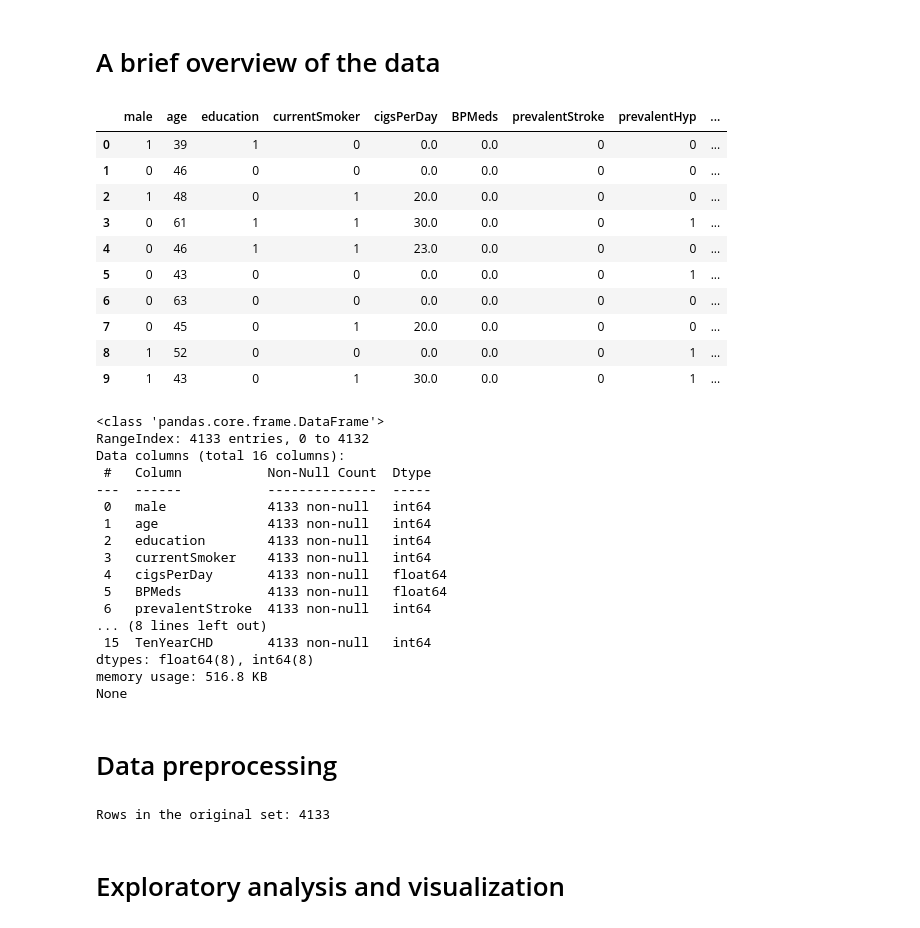
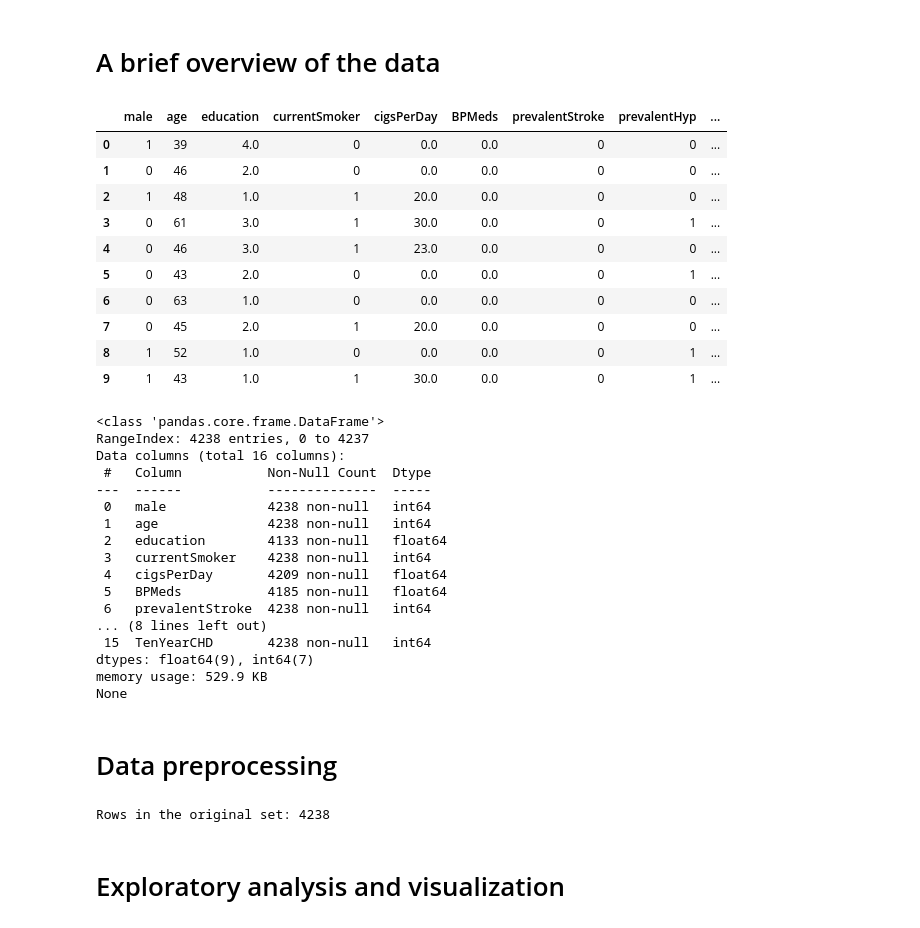
Before and after one commit to xuyihaowwa123/CHD_data_analysis2, a Jupyter notebook: CHD_data_analysis.ipynb, the cells around one changed output. Drawn from its saved outputs; the diff is of its cells as text; code cells hidden in the pictures.

```diff
--- a/CHD_data_analysis.ipynb
+++ b/CHD_data_analysis.ipynb
@@ -18,45 +18,45 @@ To achieve this goal, it is necessary to conduct statistical analysis on individ
 # %%
 # Importing library modules
 import pandas as pd
 import matplotlib.pyplot as plt
 import seaborn as sns
 
 # Reading the source data from the CSV file into the Data Frame df
-df = pd.read_csv('CHD_preprocessed.csv')
+df = pd.read_csv('framingham.csv')
 
 # We display the first ten lines for visual verification of the correctness of downloads.
 display(df.head(10)) #tail()
 
 # Displaying information about the Data frame
 print(df.info())
 # %% [output]
 |  | male | age | education | currentSmoker | cigsPerDay | BPMeds | prevalentStroke | prevalentHyp | ... |
-| 0 | 1 | 39 | 1 | 0 | 0.0 | 0.0 | 0 | 0 | ... |
-| 1 | 0 | 46 | 0 | 0 | 0.0 | 0.0 | 0 | 0 | ... |
-| 2 | 1 | 48 | 0 | 1 | 20.0 | 0.0 | 0 | 0 | ... |
-| 3 | 0 | 61 | 1 | 1 | 30.0 | 0.0 | 0 | 1 | ... |
-| 4 | 0 | 46 | 1 | 1 | 23.0 | 0.0 | 0 | 0 | ... |
-| 5 | 0 | 43 | 0 | 0 | 0.0 | 0.0 | 0 | 1 | ... |
-| 6 | 0 | 63 | 0 | 0 | 0.0 | 0.0 | 0 | 0 | ... |
-| 7 | 0 | 45 | 0 | 1 | 20.0 | 0.0 | 0 | 0 | ... |
-| 8 | 1 | 52 | 0 | 0 | 0.0 | 0.0 | 0 | 1 | ... |
-| 9 | 1 | 43 | 0 | 1 | 30.0 | 0.0 | 0 | 1 | ... |
+| 0 | 1 | 39 | 4.0 | 0 | 0.0 | 0.0 | 0 | 0 | ... |
+| 1 | 0 | 46 | 2.0 | 0 | 0.0 | 0.0 | 0 | 0 | ... |
+| 2 | 1 | 48 | 1.0 | 1 | 20.0 | 0.0 | 0 | 0 | ... |
+| 3 | 0 | 61 | 3.0 | 1 | 30.0 | 0.0 | 0 | 1 | ... |
+| 4 | 0 | 46 | 3.0 | 1 | 23.0 | 0.0 | 0 | 0 | ... |
+| 5 | 0 | 43 | 2.0 | 0 | 0.0 | 0.0 | 0 | 1 | ... |
+| 6 | 0 | 63 | 1.0 | 0 | 0.0 | 0.0 | 0 | 0 | ... |
+| 7 | 0 | 45 | 2.0 | 1 | 20.0 | 0.0 | 0 | 0 | ... |
+| 8 | 1 | 52 | 1.0 | 0 | 0.0 | 0.0 | 0 | 1 | ... |
+| 9 | 1 | 43 | 1.0 | 1 | 30.0 | 0.0 | 0 | 1 | ... |
 <class 'pandas.core.frame.DataFrame'>
-RangeIndex: 4133 entries, 0 to 4132
+RangeIndex: 4238 entries, 0 to 4237
 Data columns (total 16 columns):
  #   Column           Non-Null Count  Dtype
 ---  ------           --------------  -----
- 0   male             4133 non-null   int64
- 1   age              4133 non-null   int64
- 2   education        4133 non-null   int64
- 3   currentSmoker    4133 non-null   int64
- 4   cigsPerDay       4133 non-null   float64
- 5   BPMeds           4133 non-null   float64
- 6   prevalentStroke  4133 non-null   int64
+ 0   male             4238 non-null   int64
+ 1   age              4238 non-null   int64
+ 2   education        4133 non-null   float64
+ 3   currentSmoker    4238 non-null   int64
+ 4   cigsPerDay       4209 non-null   float64
+ 5   BPMeds           4185 non-null   float64
+ 6   prevalentStroke  4238 non-null   int64
 ... (8 lines left out)
- 15  TenYearCHD       4133 non-null   int64
-dtypes: float64(8), int64(8)
-memory usage: 516.8 KB
+ 15  TenYearCHD       4238 non-null   int64
+dtypes: float64(9), int64(7)
+memory usage: 529.9 KB
 None
 # %% [markdown]
 # Data preprocessing
@@ -65,7 +65,7 @@ None
 data_len_start=df.shape[0]
 print("Rows in the original set:",data_len_start)
 # %% [output]
-Rows in the original set: 4133
+Rows in the original set: 4238
 # %% [markdown]
 # Exploratory analysis and visualization
 # %% [markdown]
```
Also changed, not shown: parts of 1 cell of this notebook.
